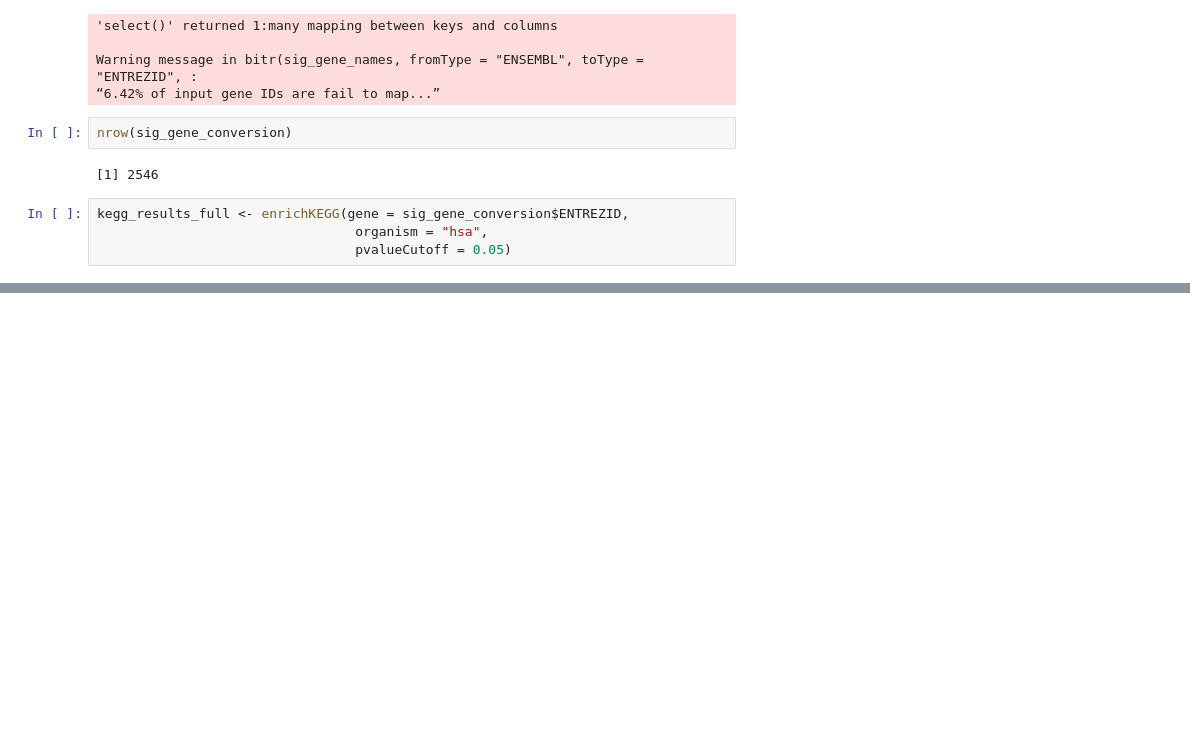
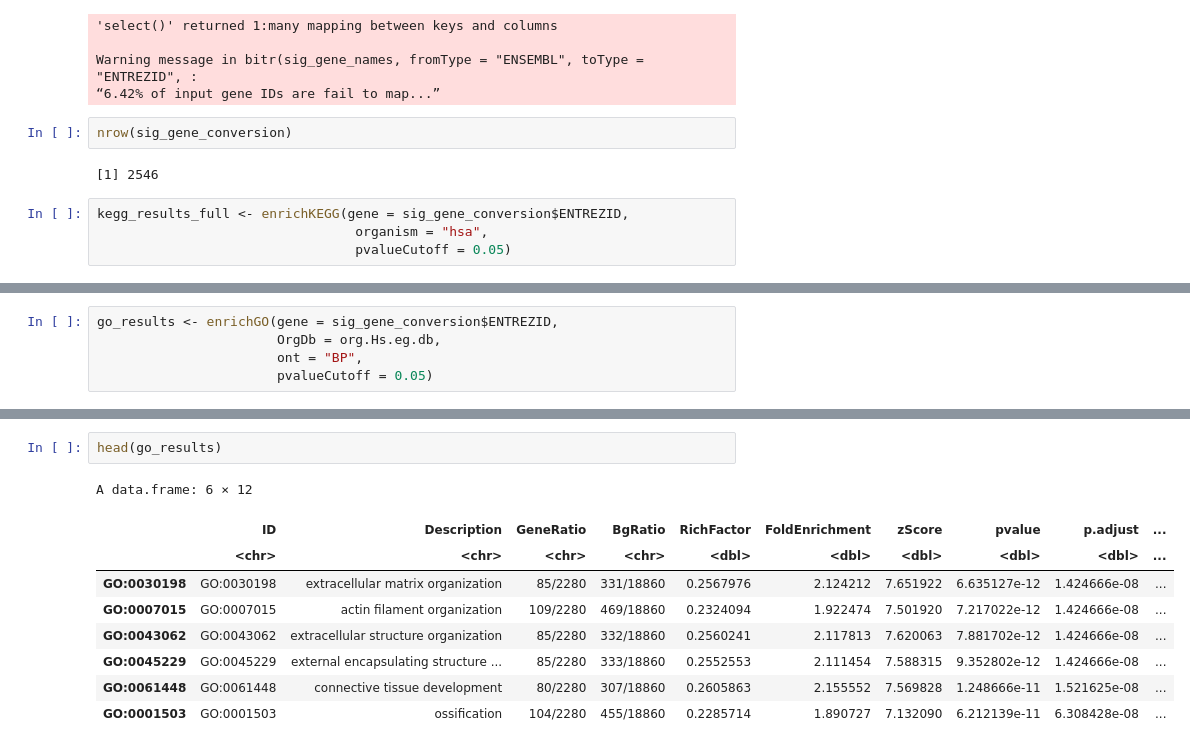
Before and after one commit to shipra-bioinfo/rna-seq-DGE-analysis, a Jupyter notebook: Deseq2_pipeline.ipynb, the cells around one changed output, grey strips where cells are left out. Saved outputs shown, nothing was run; the diff lists cells and outputs as text; blank space fills up the shorter version.

Commit message:
Add GO term (Biological Process) enrichment analysis

```diff
--- a/Deseq2_pipeline.ipynb
+++ b/Deseq2_pipeline.ipynb
@@ -402,3 +422,8 @@ A data.frame: 6 × 14
 | hsa04722 | Organismal Systems | Nervous system | hsa04722 | Neurotrophin signaling pathway | 40/1202 | 120/9423 | 0.3333333 | 2.613145 | 6.800078 | ... |
 | hsa04518 | Environmental Information Processing | Signaling molecules and interaction | hsa04518 | Integrin signaling | 47/1202 | 154/9423 | 0.3051948 | 2.392555 | 6.662199 | ... |
 | hsa05220 | Human Diseases | Cancer: specific types | hsa05220 | Chronic myeloid leukemia | 30/1202 | 77/9423 | 0.3896104 | 3.054325 | 6.920908 | ... |
+# %%
+go_results <- enrichGO(gene = sig_gene_conversion$ENTREZID,
+                       OrgDb = org.Hs.eg.db,
+                       ont = "BP",
+                       pvalueCutoff = 0.05)
@@ -404,0 +436,12 @@ A data.frame: 6 × 14
+# %%
+head(go_results)
+# %% [output]
+A data.frame: 6 × 12
+|  | ID | Description | GeneRatio | BgRatio | RichFactor | FoldEnrichment | zScore | pvalue | p.adjust | ... |
+|  | <chr> | <chr> | <chr> | <chr> | <dbl> | <dbl> | <dbl> | <dbl> | <dbl> | ... |
+| GO:0030198 | GO:0030198 | extracellular matrix organization | 85/2280 | 331/18860 | 0.2567976 | 2.124212 | 7.651922 | 6.635127e-12 | 1.424666e-08 | ... |
+| GO:0007015 | GO:0007015 | actin filament organization | 109/2280 | 469/18860 | 0.2324094 | 1.922474 | 7.501920 | 7.217022e-12 | 1.424666e-08 | ... |
+| GO:0043062 | GO:0043062 | extracellular structure organization | 85/2280 | 332/18860 | 0.2560241 | 2.117813 | 7.620063 | 7.881702e-12 | 1.424666e-08 | ... |
+| GO:0045229 | GO:0045229 | external encapsulating structure ... | 85/2280 | 333/18860 | 0.2552553 | 2.111454 | 7.588315 | 9.352802e-12 | 1.424666e-08 | ... |
+| GO:0061448 | GO:0061448 | connective tissue development | 80/2280 | 307/18860 | 0.2605863 | 2.155552 | 7.569828 | 1.248666e-11 | 1.521625e-08 | ... |
+| GO:0001503 | GO:0001503 | ossification | 104/2280 | 455/18860 | 0.2285714 | 1.890727 | 7.132090 | 6.212139e-11 | 6.308428e-08 | ... |
```
Also changed, not shown: parts of 5 cells of this notebook.
